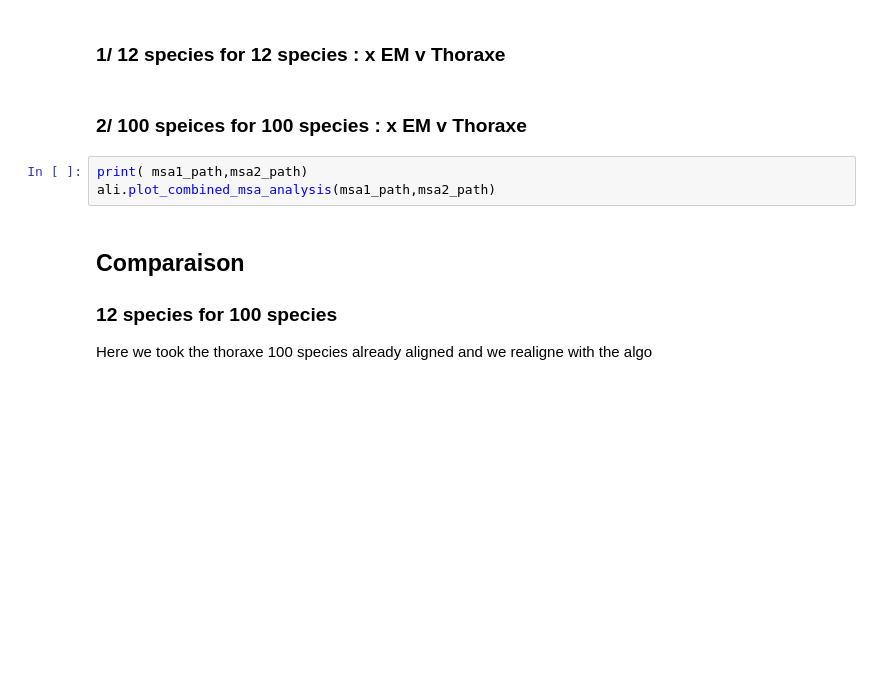
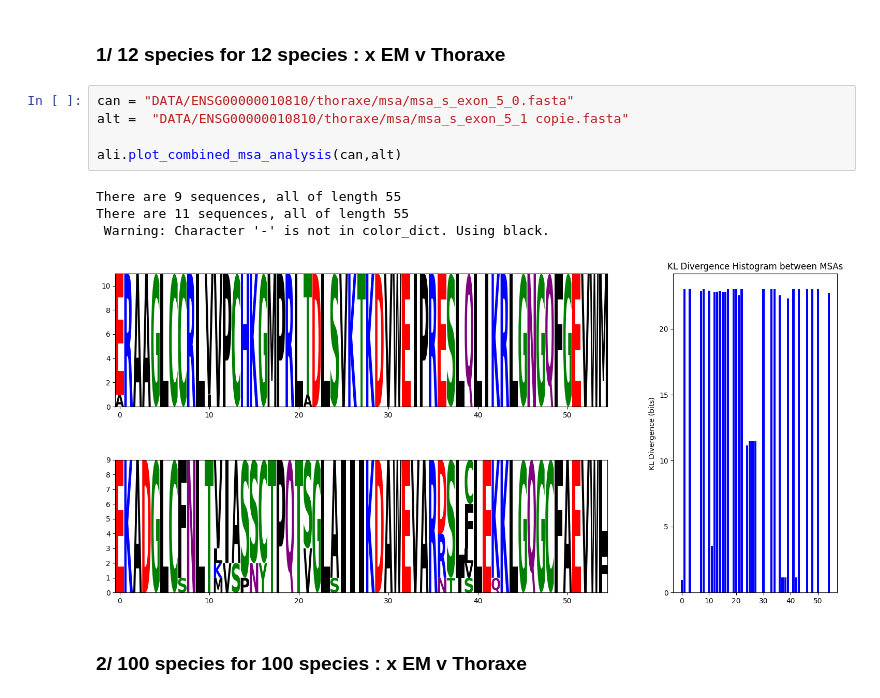
Before and after one commit to LouisCarrelB/PROMISE-800-years-evolution, a Jupyter notebook: rapport_ali.ipynb, the cells around one changed output. Drawn from its saved outputs; the diff is of its cells as text; blank space fills up the shorter version.

```diff
--- a/rapport_ali.ipynb
+++ b/rapport_ali.ipynb
@@ -68,13 +97,14 @@ This text provides a comprehensive overview while integrating specific points ab
 # %% [markdown]
 ### 1/ 12 species for 12 species : x EM v Thoraxe
+# %%
+can = "DATA/ENSG00000010810/thoraxe/msa/msa_s_exon_5_0.fasta"
+alt =  "DATA/ENSG00000010810/thoraxe/msa/msa_s_exon_5_1 copie.fasta"
+
+ali.plot_combined_msa_analysis(can,alt)
+# %% [output]
+There are 9 sequences, all of length 55
+There are 11 sequences, all of length 55
+ Warning: Character '-' is not in color_dict. Using black.
+[figure, added]
 # %% [markdown]
-### 2/ 100 speices for 100 species : x EM v Thoraxe
+### 2/ 100 species for 100 species : x EM v Thoraxe
-# %%
-print( msa1_path,msa2_path)
-ali.plot_combined_msa_analysis(msa1_path,msa2_path)
-# %% [markdown]
-## Comparaison
-
-### 12 species for 100 species
-
-Here we took the thoraxe 100 species already aligned and we realigne with the algo
```
Also changed, not shown: parts of 24 cells of this notebook, 40 other files.
